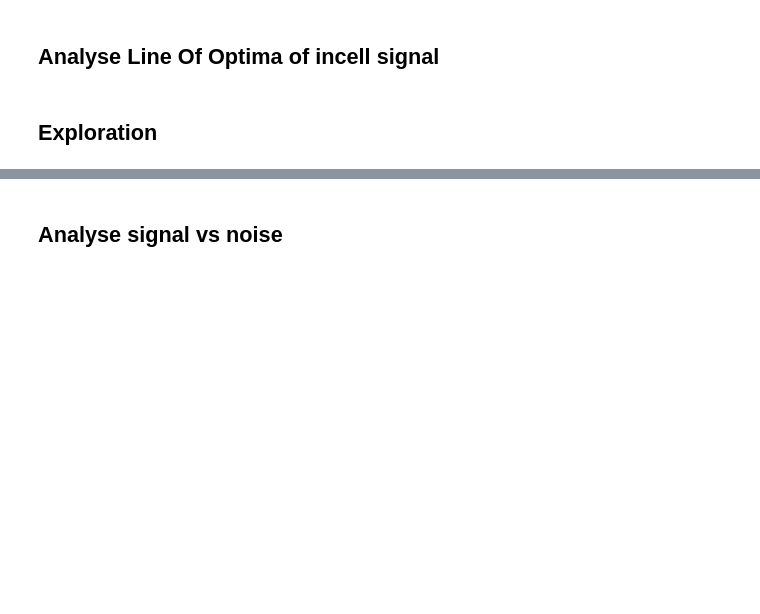
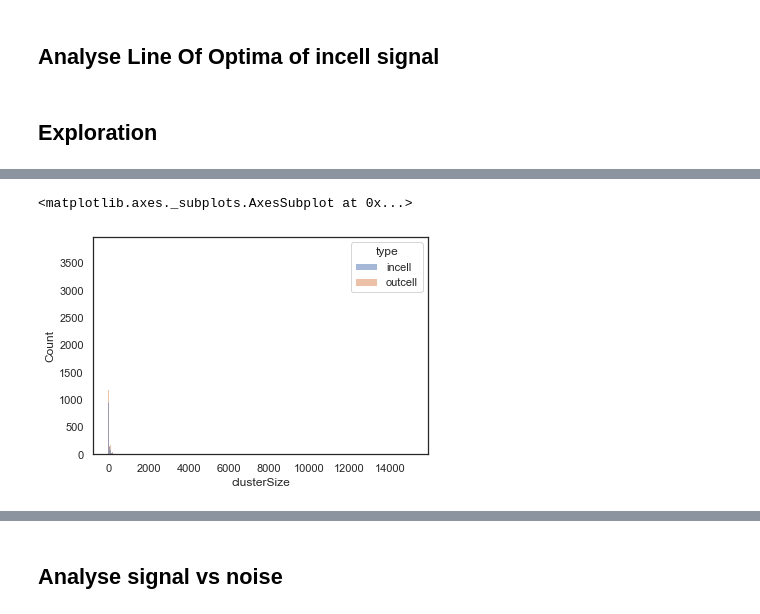
Before and after one commit to NoldAndreas/FINDER, a Jupyter notebook: Code/FigX4_Explore2DOptimizer_withReference_Streamlined_highDensityNoise.ipynb, the cells around one changed output, grey strips where cells are left out. Saved outputs shown, nothing was run; the diff lists cells and outputs as text; code cells hidden in the pictures; blank space fills up the shorter version.

```diff
--- a/Code/FigX4_Explore2DOptimizer_withReference_Streamlined_highDensityNoise.ipynb
+++ b/Code/FigX4_Explore2DOptimizer_withReference_Streamlined_highDensityNoise.ipynb
@@ -615,3 +666,8 @@ df_clusterSizes_all
+# %%
+sns.histplot(df_clusterSizes_all,x='clusterSize',hue='type')
+# %% [output]
+<matplotlib.axes._subplots.AxesSubplot at 0x...>
+[figure, added]
 # %%
 df_clusterSizes_all.to_csv(save_name+'clusterSizes_all.txt',index=False)
 # %%
```
Also changed, not shown: parts of 48 cells of this notebook, 3 other files.
